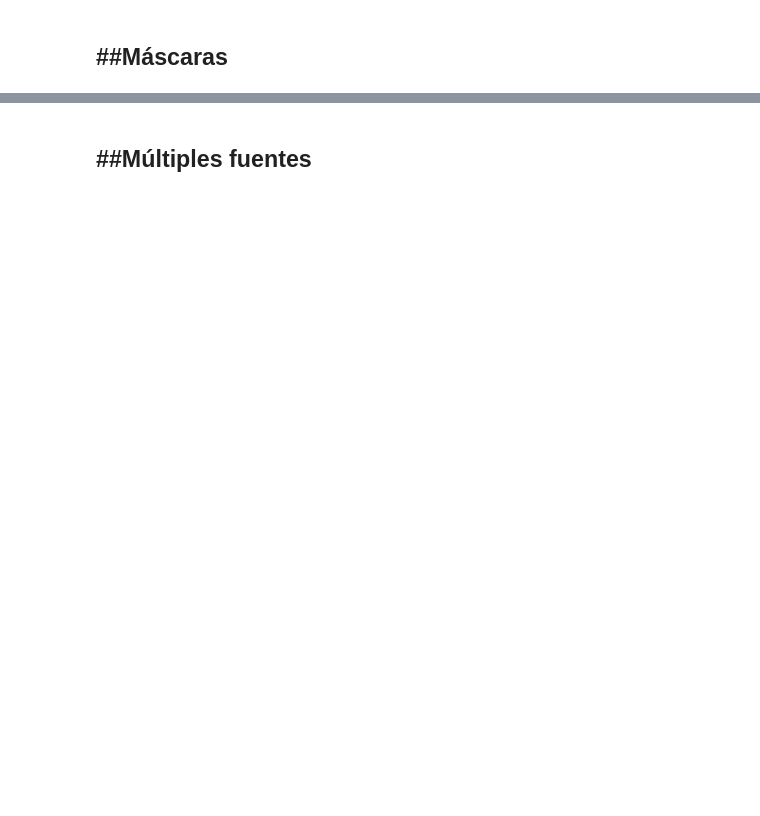
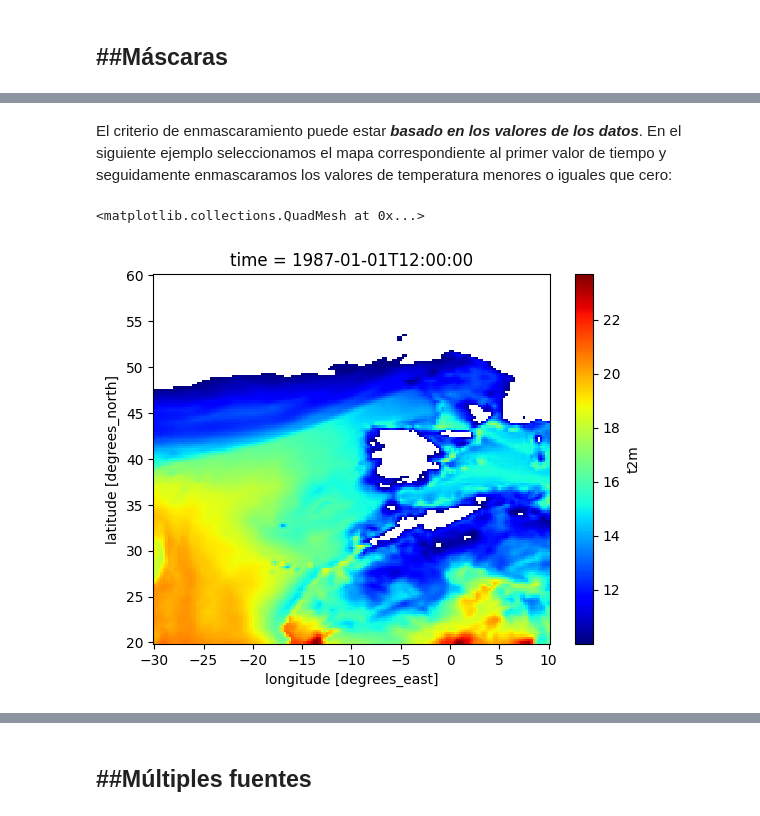
Before and after one commit to waveology/kitchen, a Jupyter notebook: introducción_a_netcdf_y_xarray.ipynb, the cells around one changed output, grey strips where cells are left out. Drawn from its saved outputs; the diff is of its cells as text; code cells hidden in the pictures; blank space fills up the shorter version.

```diff
--- a/introducción_a_netcdf_y_xarray.ipynb
+++ b/introducción_a_netcdf_y_xarray.ipynb
@@ -780,0 +433,10 @@ t2m.groupby('time.month').mean(dim='time').plot(col='month',col_wrap=4,cmap='jet
+# %% [markdown]
+El criterio de enmascaramiento puede estar ***basado en los valores de los datos***. En el siguiente ejemplo seleccionamos el mapa correspondiente al primer valor de tiempo y seguidamente enmascaramos los valores de temperatura menores o iguales que cero:
+# %%
+# Máscara por valor: retenemos solo los valores de
+# temperatura que son mayores que cero
+# --------------------------------------------------------
+t2m.isel(time=0).where(t2m.isel(time=0)>10).plot(cmap='jet')
+# %% [output]
+<matplotlib.collections.QuadMesh at 0x...>
+[figure, added]
```
Also changed, not shown: parts of 65 cells of this notebook.
